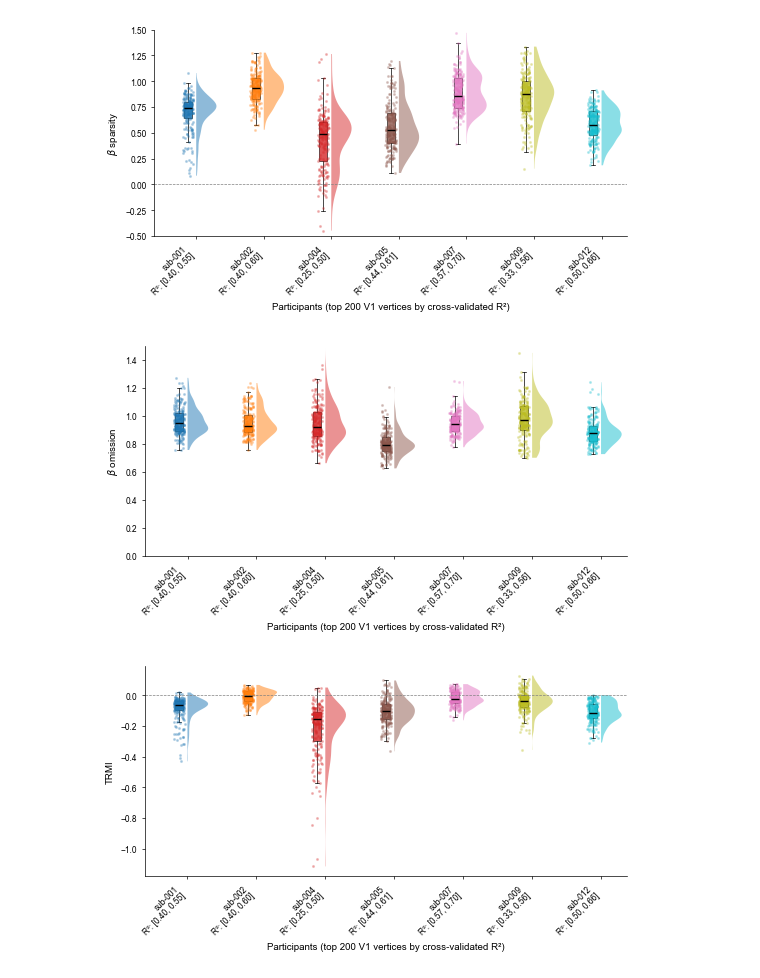
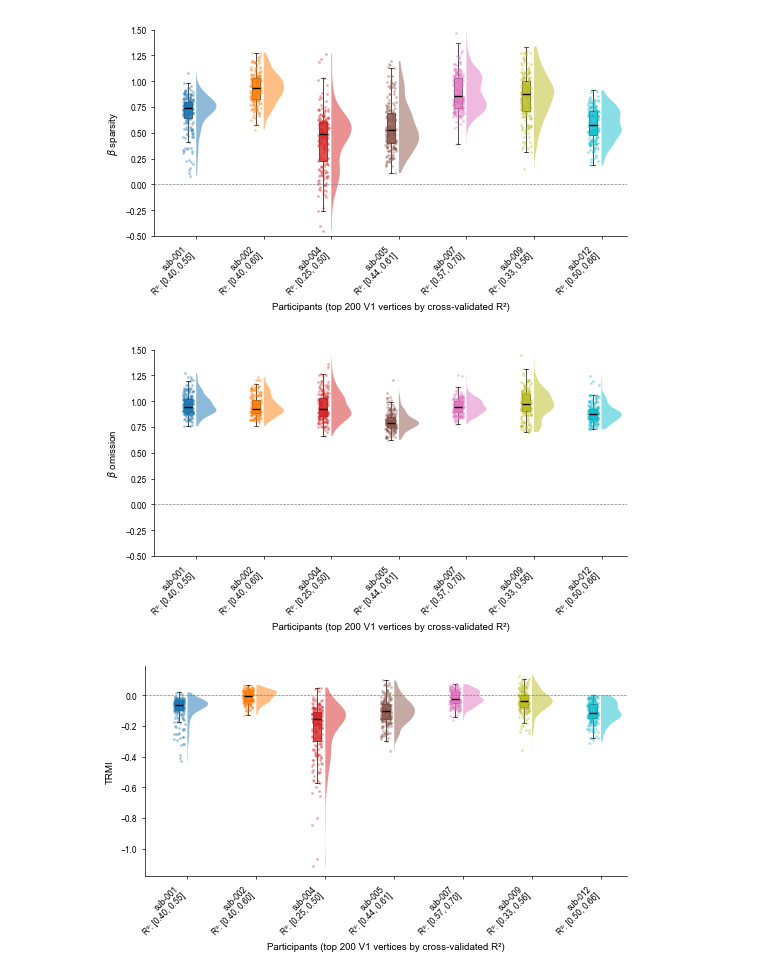
Before and after one commit to c14h19no2/pRF_expect_pub, a Jupyter notebook: pRF_expect_analysis/prf_expect/analysis/out-of-sample/viz_v1_hq-vertex_betas_TRMI_crossvalidation.ipynb, the cells around one changed output. Saved outputs shown, nothing was run; the diff lists cells and outputs as text; code cells hidden in the pictures.

```diff
--- a/pRF_expect_analysis/prf_expect/analysis/out-of-sample/viz_v1_hq-vertex_betas_TRMI_crossvalidation.ipynb
+++ b/pRF_expect_analysis/prf_expect/analysis/out-of-sample/viz_v1_hq-vertex_betas_TRMI_crossvalidation.ipynb
@@ -117,7 +117,7 @@ sub_colors = sample_cmap('tab10', n_subs)
 rsq_all_subs = []
 
 for i, (sub, sr) in enumerate(zip(subjects, beta_spars)):
-    analysis_result_dir = Path(data_dir) / f"derivatives/prf_data/{subject}/ses-1/{surprise_analysis_type}"
+    analysis_result_dir = Path(data_dir) / f"derivatives/prf_data/{sub}/ses-1/{surprise_analysis_type}"
     fn = f"{sub}_ses-1_space-fsaverage_surprise-viol_rsq.npy"
     rsq_fn = analysis_result_dir / fn
     rsq_sub = np.load(rsq_fn, allow_pickle=True)
@@ -191,7 +191,7 @@ sub_colors = sample_cmap('tab10', n_subs)
 rsq_all_subs = []
 
 for i, (sub, sr) in enumerate(zip(subjects, beta_omits)):
-    analysis_result_dir = Path(data_dir) / f"derivatives/prf_data/{subject}/ses-1/{surprise_analysis_type}"
+    analysis_result_dir = Path(data_dir) / f"derivatives/prf_data/{sub}/ses-1/{surprise_analysis_type}"
     fn = f"{sub}_ses-1_space-fsaverage_surprise-viol_rsq.npy"
     rsq_fn = analysis_result_dir / fn
     rsq_sub = np.load(rsq_fn, allow_pickle=True)
@@ -226,35 +226,35 @@ for i, (sub, sr) in enumerate(zip(subjects, beta_omits)):
                     capprops=dict(linewidth=0.5),
                     boxprops=dict(facecolor=sub_colors[i], edgecolor='k',
                                 linewidth=0.5, alpha=0.8))
 
     # Jittered strip plot (left side)
     jitter = np.random.default_rng(42).uniform(-0.08, 0.08, size=len(valid))
     ax.scatter(pos - 0.12 + jitter, valid, s=1.5, color=sub_colors[i],
             alpha=0.25, zorder=2, rasterized=True)
 
 # Build x-tick labels with R² range
 xlabels = []
 for i, sub in enumerate(subjects):
     rsq = rsq_all_subs[i]
     rsq = rsq[roi_indices][np.argsort(rsq[roi_indices])[::-1][:nr_best_voxels]]
     xlabels.append(f"{sub}\nR²: [{rsq.min():.2f}, {rsq.max():.2f}]")
 
-ax.set_ylim(0.0, 1.5)
+ax.set_ylim(-0.5, 1.5)
 ax.set_xticks(positions)
 ax.set_xticklabels(xlabels, rotation=xticks_rotation, ha='right')
 ax.set_ylabel('$\\beta$ omission')
 ax.set_xlabel('Participants (top 200 V1 vertices by cross-validated R²)')
 ax.axhline(0, color='gray', ls='--', lw=0.5)
 # ax.set_title('Distribution of TRMI across subjects', fontweight='bold')
 
 ax.spines['top'].set_visible(False)
 ax.spines['right'].set_visible(False)
 
 fig.tight_layout()
 plt.show()
 fig.savefig(figure_result_dir / f"group_analysis-{surprise_analysis_type}_space-fsaverage_desc-prf_viz_v1_hq-vertex_beta_omit-crossvalidatedrsq.pdf", dpi=600, bbox_inches='tight')
 # %% [output]
-[figure, old version]
+[figure, new version]
 # %%
 # plot the distribution of surprise ratios for all subjects in one figure
 fig, ax = plt.subplots(figsize=cm_to_inch(14, 8))
```
Also changed, not shown: 3 other files.
